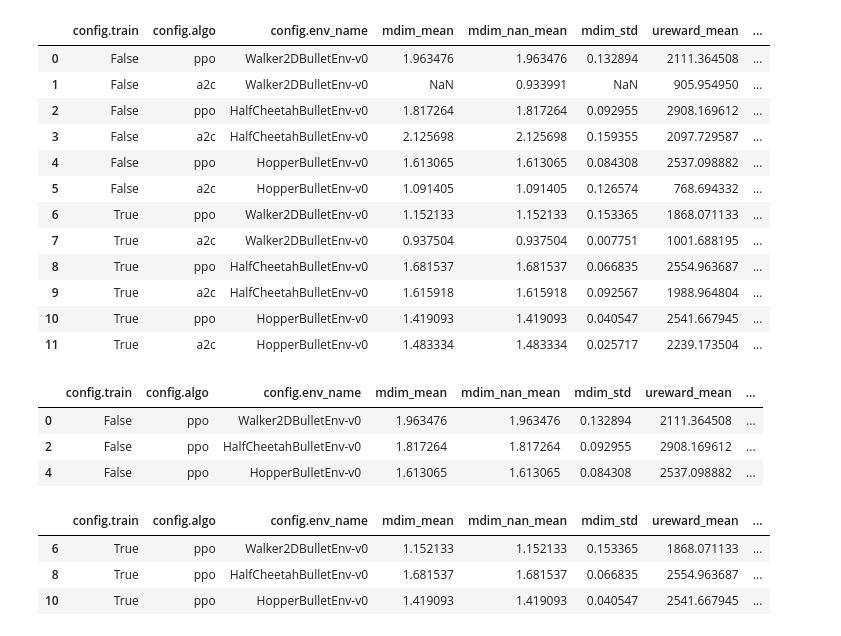
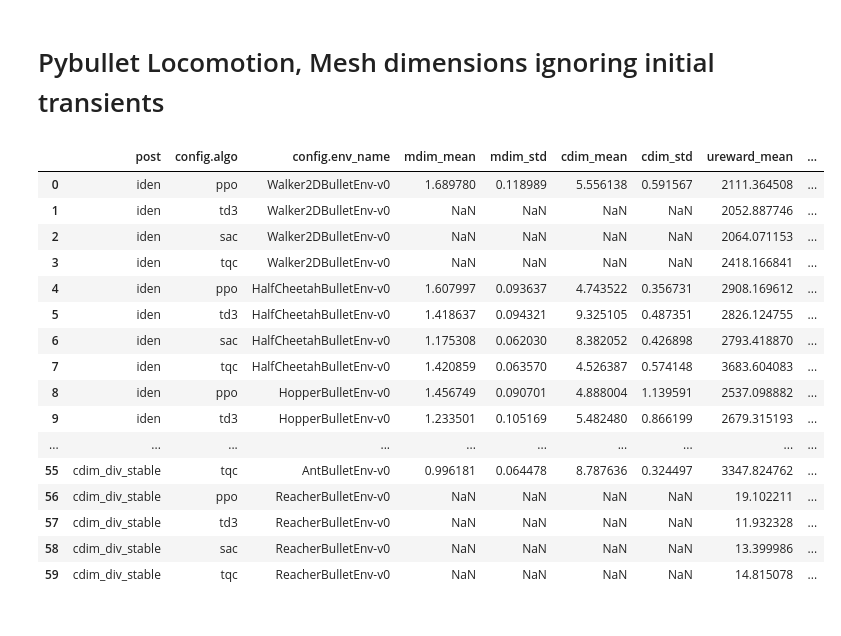
Before and after one commit to sgillen/policy_refinement, a Jupyter notebook: load_ars_zoo.ipynb, the cells around one changed output. Cells and saved outputs as stored; diff of their text form; code cells hidden in the pictures.

```diff
--- a/load_ars_zoo.ipynb
+++ b/load_ars_zoo.ipynb
@@ -54,33 +68,27 @@ df.loc[(df['config.algo'] == algo) & (df['post']=='cdim_div_stable_nolen')]
+# %% [markdown]
+# Pybullet Locomotion, Mesh dimensions ignoring initial transients
 # %%
 import pandas as pd
-file_name = "keepers/ppo_a2c_100.csv"
-df = pd.read_csv(file_name)[['config.train', 'config.algo', 'config.env_name', 'mdim_mean', 'mdim_nan_mean', 'mdim_std', 'ureward_mean', 'ureward_std', 'nreward_mean', 'nreward_std', 'len_mean']]
+file_name = "keepers/full_len_dim.csv"
+#file_name = "keepers/bullet_but_it_works.csv"
+
+df = pd.read_csv(file_name)[['post', 'config.algo', 'config.env_name', 'mdim_mean', 'mdim_std', 'cdim_mean', 'cdim_std', 'ureward_mean', 'len_mean']]
 df
 # %% [output]
-|  | config.train | config.algo | config.env_name | mdim_mean | mdim_nan_mean | mdim_std | ureward_mean | ... |
-| 0 | False | ppo | Walker2DBulletEnv-v0 | 1.963476 | 1.963476 | 0.132894 | 2111.364508 | ... |
-| 1 | False | a2c | Walker2DBulletEnv-v0 | NaN | 0.933991 | NaN | 905.954950 | ... |
-| 2 | False | ppo | HalfCheetahBulletEnv-v0 | 1.817264 | 1.817264 | 0.092955 | 2908.169612 | ... |
-| 3 | False | a2c | HalfCheetahBulletEnv-v0 | 2.125698 | 2.125698 | 0.159355 | 2097.729587 | ... |
-| 4 | False | ppo | HopperBulletEnv-v0 | 1.613065 | 1.613065 | 0.084308 | 2537.098882 | ... |
-| 5 | False | a2c | HopperBulletEnv-v0 | 1.091405 | 1.091405 | 0.126574 | 768.694332 | ... |
-| 6 | True | ppo | Walker2DBulletEnv-v0 | 1.152133 | 1.152133 | 0.153365 | 1868.071133 | ... |
-| 7 | True | a2c | Walker2DBulletEnv-v0 | 0.937504 | 0.937504 | 0.007751 | 1001.688195 | ... |
-| 8 | True | ppo | HalfCheetahBulletEnv-v0 | 1.681537 | 1.681537 | 0.066835 | 2554.963687 | ... |
-| 9 | True | a2c | HalfCheetahBulletEnv-v0 | 1.615918 | 1.615918 | 0.092567 | 1988.964804 | ... |
-| 10 | True | ppo | HopperBulletEnv-v0 | 1.419093 | 1.419093 | 0.040547 | 2541.667945 | ... |
-| 11 | True | a2c | HopperBulletEnv-v0 | 1.483334 | 1.483334 | 0.025717 | 2239.173504 | ... |
+|  | post | config.algo | config.env_name | mdim_mean | mdim_std | cdim_mean | cdim_std | ureward_mean | ... |
+| 0 | iden | ppo | Walker2DBulletEnv-v0 | 1.689780 | 0.118989 | 5.556138 | 0.591567 | 2111.364508 | ... |
+| 1 | iden | td3 | Walker2DBulletEnv-v0 | NaN | NaN | NaN | NaN | 2052.887746 | ... |
+| 2 | iden | sac | Walker2DBulletEnv-v0 | NaN | NaN | NaN | NaN | 2064.071153 | ... |
+| 3 | iden | tqc | Walker2DBulletEnv-v0 | NaN | NaN | NaN | NaN | 2418.166841 | ... |
+| 4 | iden | ppo | HalfCheetahBulletEnv-v0 | 1.607997 | 0.093637 | 4.743522 | 0.356731 | 2908.169612 | ... |
+| 5 | iden | td3 | HalfCheetahBulletEnv-v0 | 1.418637 | 0.094321 | 9.325105 | 0.487351 | 2826.124755 | ... |
+| 6 | iden | sac | HalfCheetahBulletEnv-v0 | 1.175308 | 0.062030 | 8.382052 | 0.426898 | 2793.418870 | ... |
+| 7 | iden | tqc | HalfCheetahBulletEnv-v0 | 1.420859 | 0.063570 | 4.526387 | 0.574148 | 3683.604083 | ... |
+| 8 | iden | ppo | HopperBulletEnv-v0 | 1.456749 | 0.090701 | 4.888004 | 1.139591 | 2537.098882 | ... |
+| 9 | iden | td3 | HopperBulletEnv-v0 | 1.233501 | 0.105169 | 5.482480 | 0.866199 | 2679.315193 | ... |
+| ... | ... | ... | ... | ... | ... | ... | ... | ... | ... |
+| 55 | cdim_div_stable | tqc | AntBulletEnv-v0 | 0.996181 | 0.064478 | 8.787636 | 0.324497 | 3347.824762 | ... |
+| 56 | cdim_div_stable | ppo | ReacherBulletEnv-v0 | NaN | NaN | NaN | NaN | 19.102211 | ... |
+| 57 | cdim_div_stable | td3 | ReacherBulletEnv-v0 | NaN | NaN | NaN | NaN | 11.932328 | ... |
+| 58 | cdim_div_stable | sac | ReacherBulletEnv-v0 | NaN | NaN | NaN | NaN | 13.399986 | ... |
+| 59 | cdim_div_stable | tqc | ReacherBulletEnv-v0 | NaN | NaN | NaN | NaN | 14.815078 | ... |
-# %%
-df.loc[(df['config.algo'] == 'ppo') & (df['config.train']==False)]
-# %% [output]
-|  | config.train | config.algo | config.env_name | mdim_mean | mdim_nan_mean | mdim_std | ureward_mean | ... |
-| 0 | False | ppo | Walker2DBulletEnv-v0 | 1.963476 | 1.963476 | 0.132894 | 2111.364508 | ... |
-| 2 | False | ppo | HalfCheetahBulletEnv-v0 | 1.817264 | 1.817264 | 0.092955 | 2908.169612 | ... |
-| 4 | False | ppo | HopperBulletEnv-v0 | 1.613065 | 1.613065 | 0.084308 | 2537.098882 | ... |
-# %%
-df.loc[(df['config.algo'] == 'ppo') & (df['config.train']==True)]
-# %% [output]
-|  | config.train | config.algo | config.env_name | mdim_mean | mdim_nan_mean | mdim_std | ureward_mean | ... |
-| 6 | True | ppo | Walker2DBulletEnv-v0 | 1.152133 | 1.152133 | 0.153365 | 1868.071133 | ... |
-| 8 | True | ppo | HalfCheetahBulletEnv-v0 | 1.681537 | 1.681537 | 0.066835 | 2554.963687 | ... |
-| 10 | True | ppo | HopperBulletEnv-v0 | 1.419093 | 1.419093 | 0.040547 | 2541.667945 | ... |
```
Also changed, not shown: parts of 27 cells of this notebook, 4 other files.
